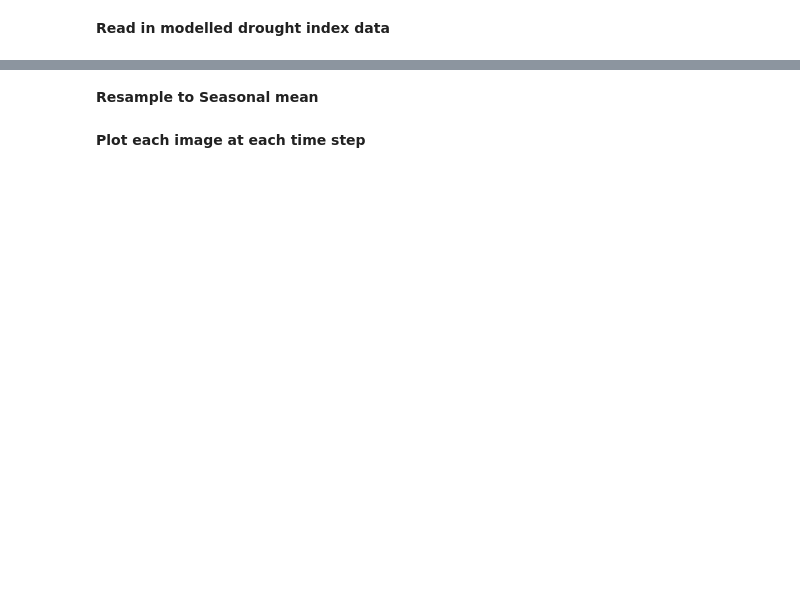
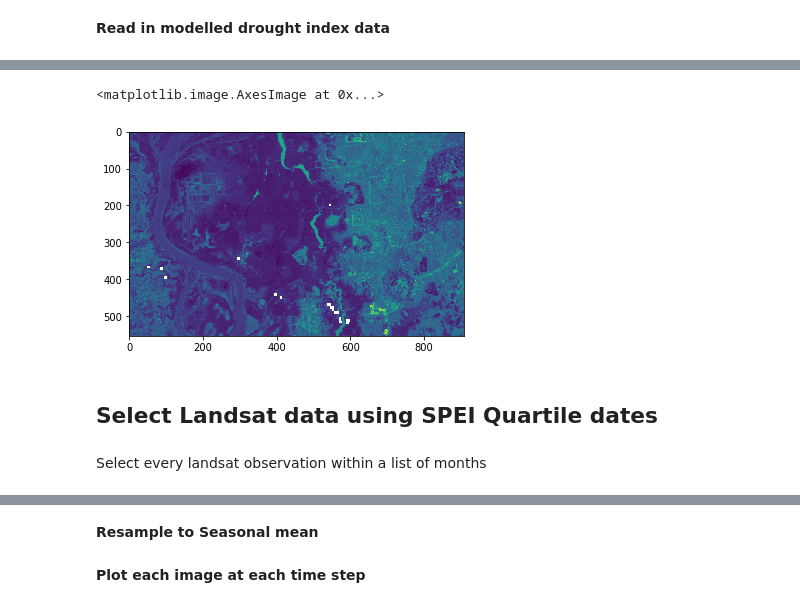
Before and after one commit to s-m-t-c/cambodia_cube, a Jupyter notebook: SPEI - Cambodia.ipynb, the cells around one changed output, grey strips where cells are left out. Cells and saved outputs as stored; diff of their text form; code cells hidden in the pictures; blank space fills up the shorter version.

```diff
--- a/SPEI - Cambodia.ipynb
+++ b/SPEI - Cambodia.ipynb
@@ -1054,0 +1242,2 @@ Data variables:
+# %%
+nbar_clean=LoadAreaOfInterest(study_area)
@@ -1054,0 +1267,9 @@ Data variables:
+# %%
+plt.imshow(nbar_clean.green.isel(time=1))
+# %% [output]
+<matplotlib.image.AxesImage at 0x...>
+[figure, added]
+# %% [markdown]
+##  Select Landsat data using SPEI Quartile dates
+# %% [markdown]
+Select every landsat observation within a list of months
```
Also changed, not shown: parts of 54 cells of this notebook, 1 other file.
